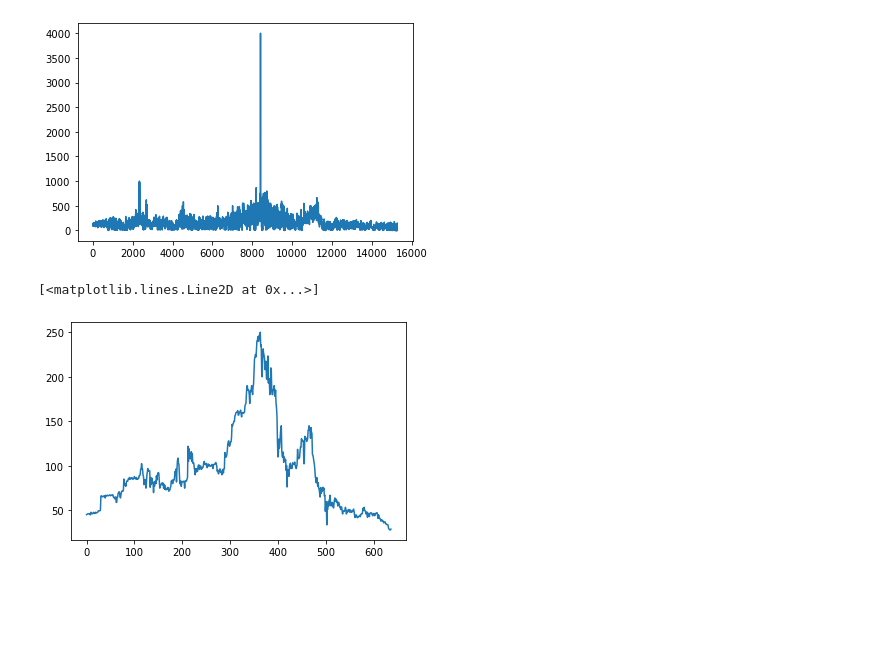
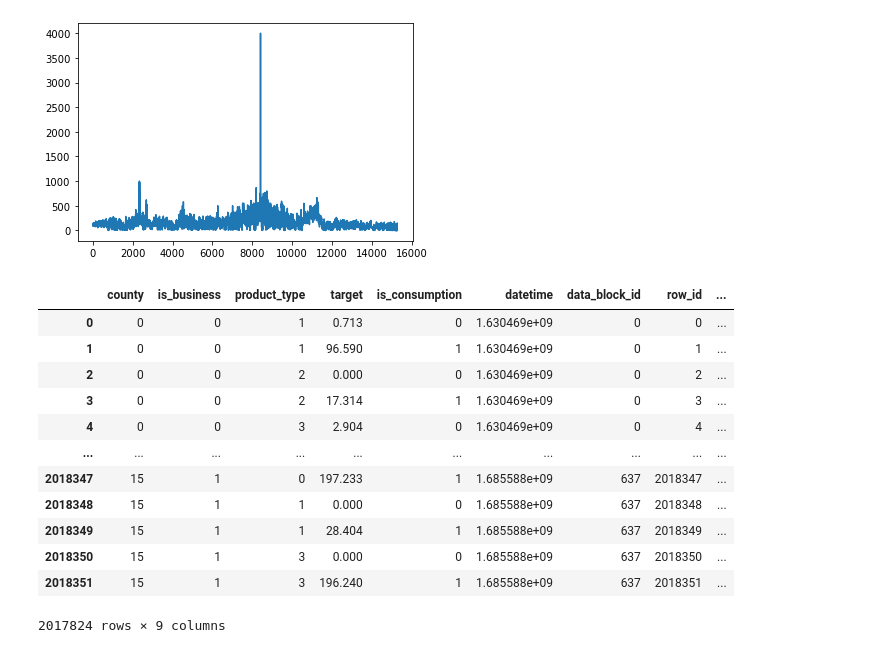
Before and after one commit to jacksonwalters/enefit-kaggle, a Jupyter notebook: load_all_data.ipynb, the cells around one changed output. Saved outputs shown, nothing was run; the diff lists cells and outputs as text; code cells hidden in the pictures; blank space fills up the shorter version.

```diff
--- a/load_all_data.ipynb
+++ b/load_all_data.ipynb
@@ -23,4 +23,4 @@ def datestr_to_int(datetime_str):
 # %%
-train['datetime'] = train['datetime'].apply(datestr_to_int)
+train['datetime'] = train['datetime'].apply(lambda x: datestr_to_int(x,'%Y-%m-%d %H:%M:%S'))
 # %%
 forecast_weather = pd.read_csv("forecast_weather.csv")
@@ -39,8 +41,19 @@ plt.plot(electricity_prices["euros_per_mwh"])
 # %% [output]
 [<matplotlib.lines.Line2D at 0x...>]
 [figure]
-# %%
-plt.plot(gas_prices["lowest_price_per_mwh"])
-# %% [output]
-[<matplotlib.lines.Line2D at 0x...>]
-[figure, removed]
+# %%
+train
+# %% [output]
+|  | county | is_business | product_type | target | is_consumption | datetime | data_block_id | row_id | ... |
+| 0 | 0 | 0 | 1 | 0.713 | 0 | 1.630469e+09 | 0 | 0 | ... |
+| 1 | 0 | 0 | 1 | 96.590 | 1 | 1.630469e+09 | 0 | 1 | ... |
+| 2 | 0 | 0 | 2 | 0.000 | 0 | 1.630469e+09 | 0 | 2 | ... |
+| 3 | 0 | 0 | 2 | 17.314 | 1 | 1.630469e+09 | 0 | 3 | ... |
+| 4 | 0 | 0 | 3 | 2.904 | 0 | 1.630469e+09 | 0 | 4 | ... |
+| ... | ... | ... | ... | ... | ... | ... | ... | ... | ... |
+| 2018347 | 15 | 1 | 0 | 197.233 | 1 | 1.685588e+09 | 637 | 2018347 | ... |
+| 2018348 | 15 | 1 | 1 | 0.000 | 0 | 1.685588e+09 | 637 | 2018348 | ... |
+| 2018349 | 15 | 1 | 1 | 28.404 | 1 | 1.685588e+09 | 637 | 2018349 | ... |
+| 2018350 | 15 | 1 | 3 | 0.000 | 0 | 1.685588e+09 | 637 | 2018350 | ... |
+| 2018351 | 15 | 1 | 3 | 196.240 | 1 | 1.685588e+09 | 637 | 2018351 | ... |
+2017824 rows × 9 columns
```
Also changed, not shown: parts of 20 cells of this notebook.
